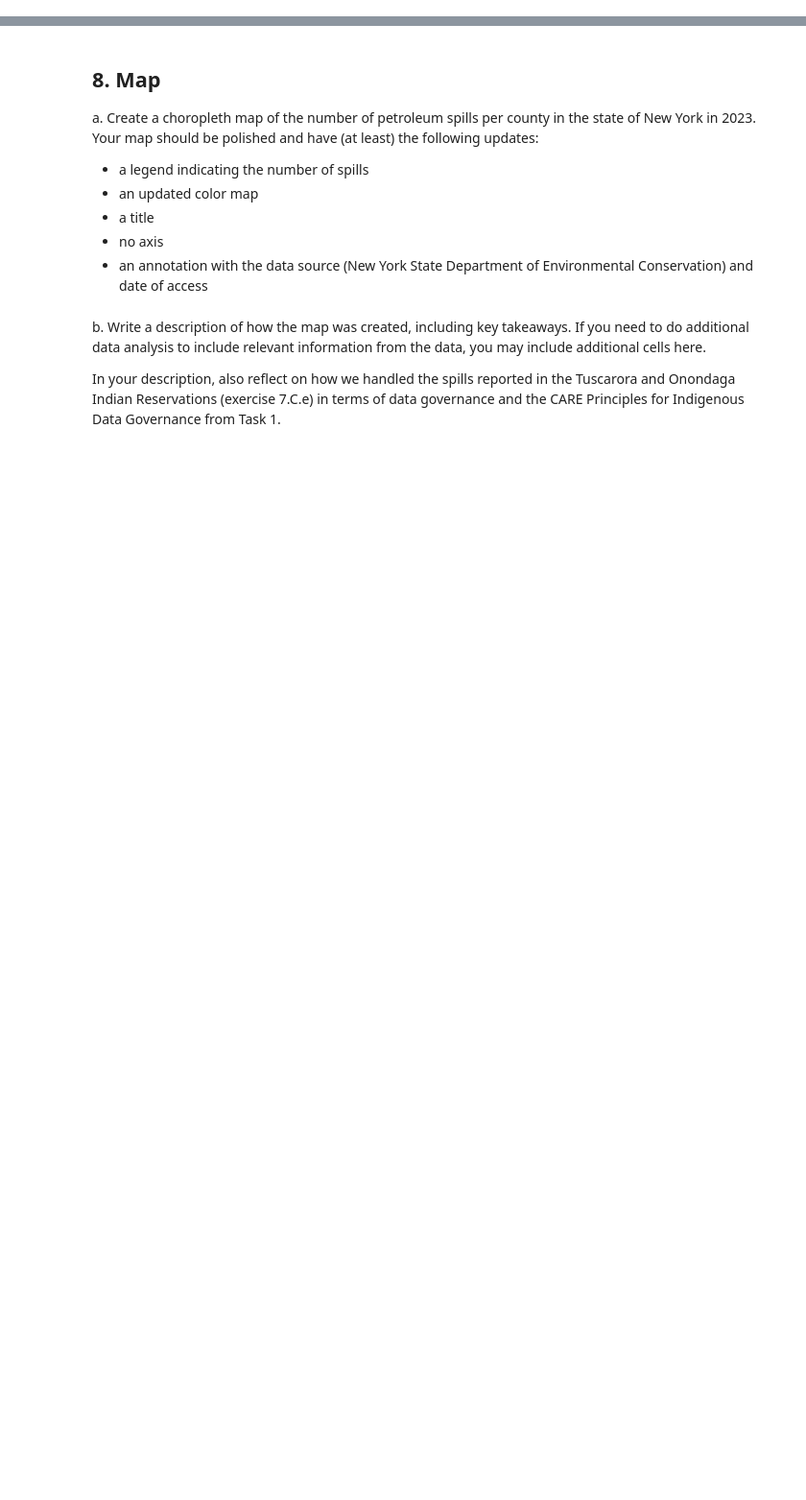
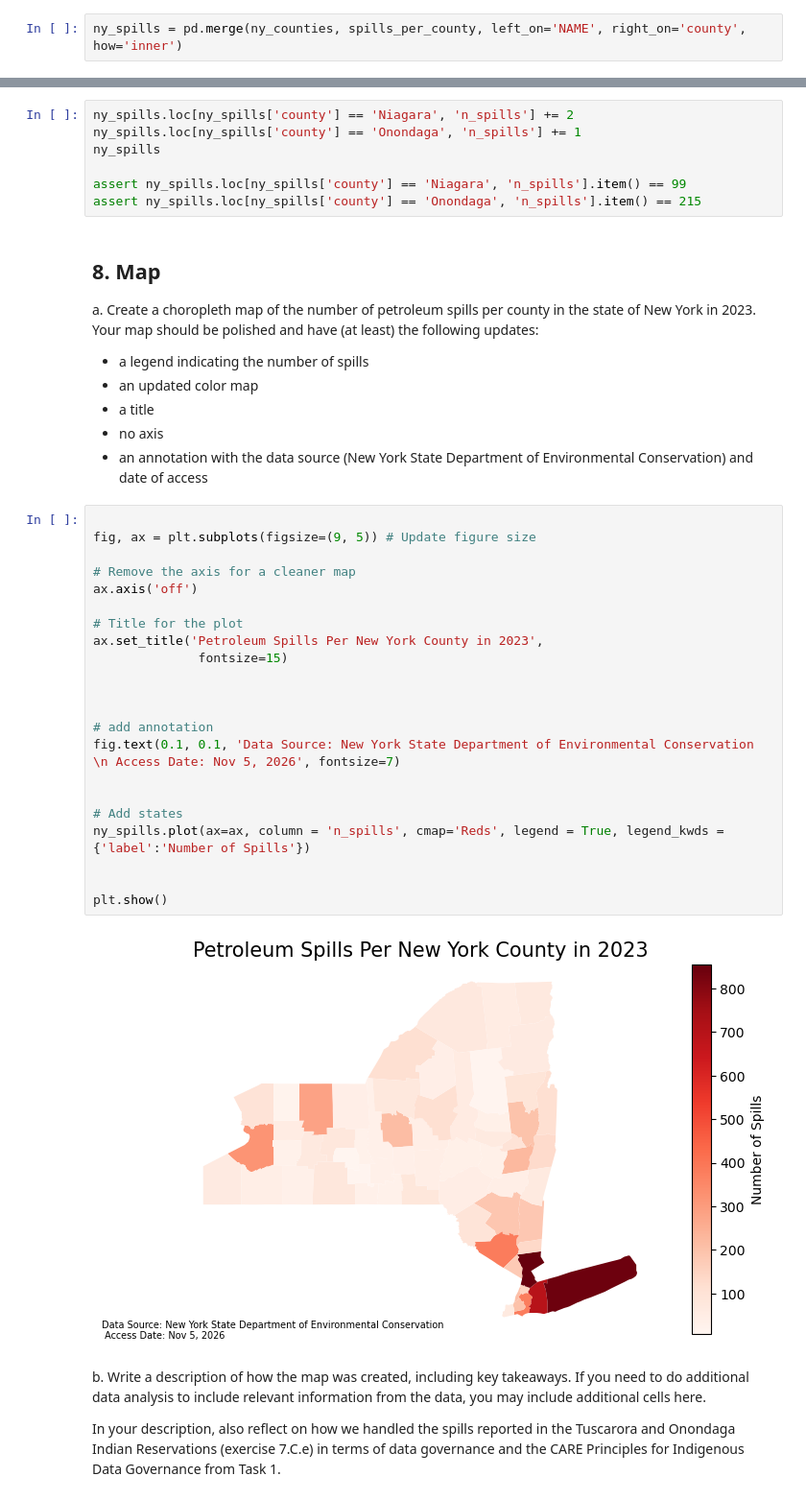
Before and after one commit to cloover7/eds220-hwk3, a Jupyter notebook: hwk3-task2-spills.ipynb, the cells around one changed output, grey strips where cells are left out. Shown at 96% size. Cells and saved outputs as stored; diff of their text form; blank space fills up the shorter version.

```diff
--- a/hwk3-task2-spills.ipynb
+++ b/hwk3-task2-spills.ipynb
@@ -514,6 +517,8 @@ a. Use this cell to make any other updates needed for making an inner join of th
 # a
 # %% [markdown]
 b. Store the inner join of the `spills_per_county` and `ny_counties` dataframes in a new variable named `ny_spills`.
+# %%
+ny_spills = pd.merge(ny_counties, spills_per_county, left_on='NAME', right_on='county', how='inner')
 # %% [markdown]
 <!-- BEGIN QUESTION -->
 
@@ -533,6 +548,13 @@ _Type your answer here, replacing this text._
 From our previous exploration we know that Tuscarora Indian Reservation and Onondaga Indian Reservation will not be in the join. Tuscarora Indian Reservation is located within Niagara county and Onondaga Indian Reservation is located within Onondaga county.
 
 e. Since the reservations do not appear in the `ny_counties` dataframe, add the Tuscarora Indian Reservation spills to Niagara county and the Onondaga Indian Reservation spills to Onondaga county in `ny_spills`. We will add a note about this in our final map, and we will reflect on this choice in exercise 8.b. Add the cells you need to make this update **and** verify that the dataframe was updated.
+# %%
+ny_spills.loc[ny_spills['county'] == 'Niagara', 'n_spills'] += 2
+ny_spills.loc[ny_spills['county'] == 'Onondaga', 'n_spills'] += 1
+ny_spills
+
+assert ny_spills.loc[ny_spills['county'] == 'Niagara', 'n_spills'].item() == 99
+assert ny_spills.loc[ny_spills['county'] == 'Onondaga', 'n_spills'].item() == 215
 # %% [markdown]
 ## 8. Map
 a. Create a choropleth map of the number of petroleum spills per county in the state of New York in 2023.
@@ -542,6 +564,30 @@ Your map should be polished and have (at least) the following updates:
 - a title
 - no axis
 - an annotation with the data source (New York State Department of Environmental Conservation) and date of access
+# %%
+
+fig, ax = plt.subplots(figsize=(9, 5)) # Update figure size
+
+# Remove the axis for a cleaner map
+ax.axis('off')
+
+# Title for the plot
+ax.set_title('Petroleum Spills Per New York County in 2023',
+              fontsize=15)
+
+
+
+# add annotation
+fig.text(0.1, 0.1, 'Data Source: New York State Department of Environmental Conservation \n Access Date: Nov 5, 2026', fontsize=7)
+
+
+# Add states
+ny_spills.plot(ax=ax, column = 'n_spills', cmap='Reds', legend = True, legend_kwds = {'label':'Number of Spills'})
+
+
+plt.show()
+# %% [output]
+[figure, added]
 # %% [markdown]
 b. Write a description of how the map was created, including key takeaways. If you need to do additional data analysis to include relevant information from the data, you may include additional cells here.
 
```
Also changed, not shown: parts of 7 cells of this notebook.
